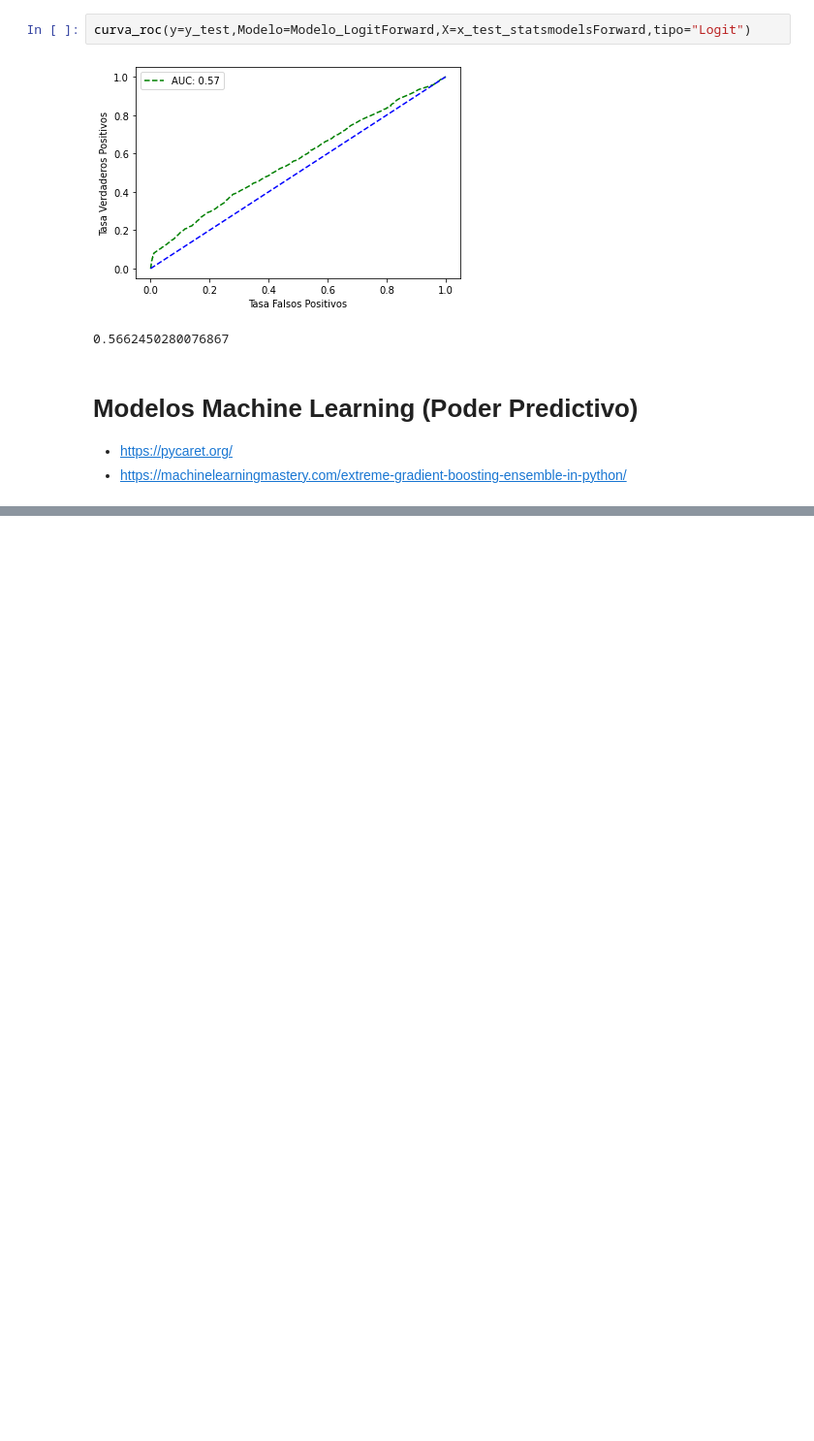
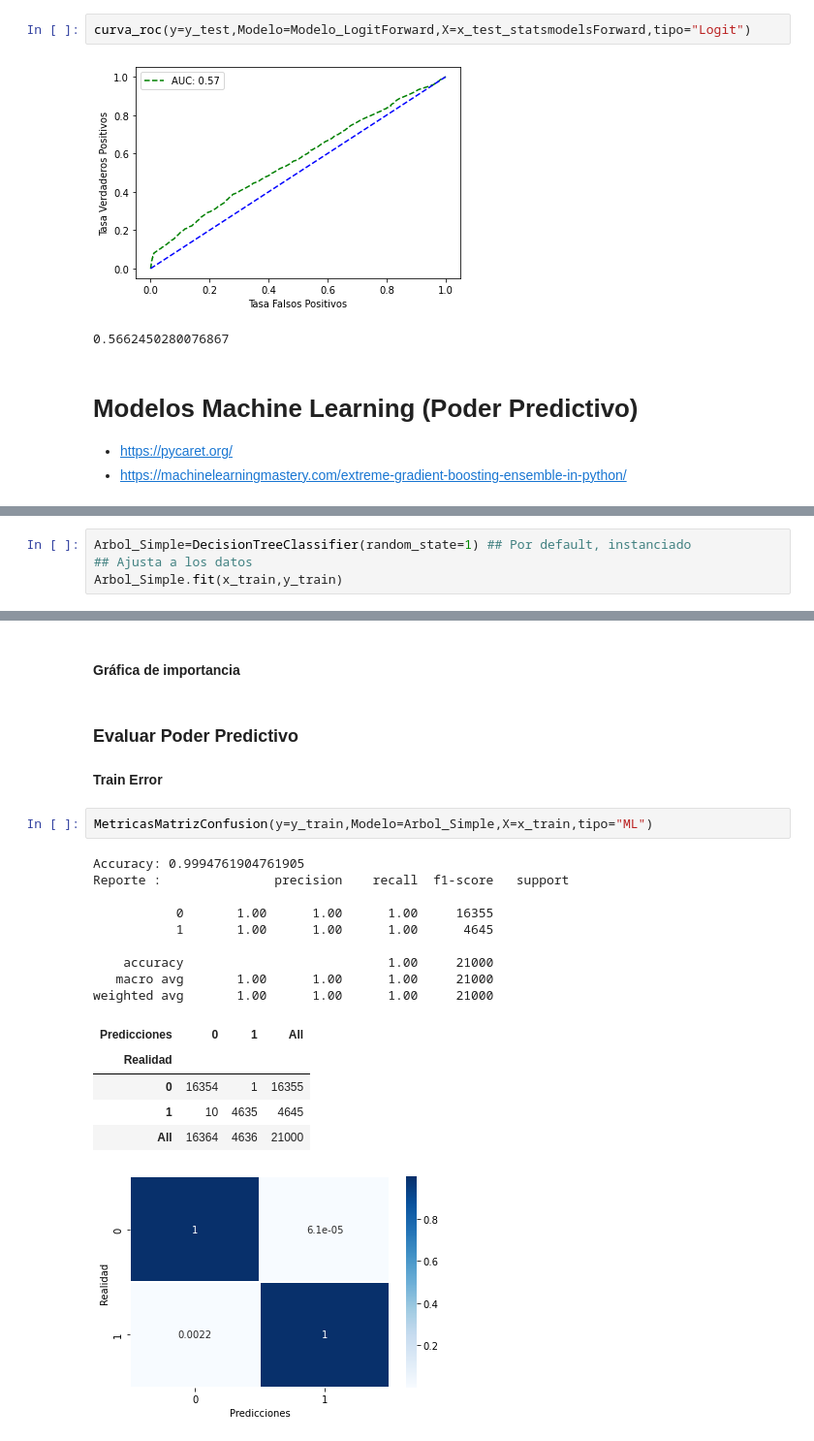
Before and after one commit to Oscar19922017/ModeloCredit2023, a Jupyter notebook: 3_Modelos.ipynb, the cells around one changed output, grey strips where cells are left out. Shown at 97% size. Saved outputs shown, nothing was run; the diff lists cells and outputs as text; blank space fills up the shorter version.

```diff
--- a/3_Modelos.ipynb
+++ b/3_Modelos.ipynb
@@ -723,0 +733,4 @@ curva_roc(y=y_test,Modelo=Modelo_LogitForward,X=x_test_statsmodelsForward,tipo="
+# %%
+Arbol_Simple=DecisionTreeClassifier(random_state=1) ## Por default, instanciado
+## Ajusta a los datos
+Arbol_Simple.fit(x_train,y_train)
@@ -723,0 +802,24 @@ curva_roc(y=y_test,Modelo=Modelo_LogitForward,X=x_test_statsmodelsForward,tipo="
+# %% [markdown]
+#### **Gráfica de importancia**
+# %% [markdown]
+### **Evaluar Poder Predictivo**
+# %% [markdown]
+**Train Error**
+# %%
+MetricasMatrizConfusion(y=y_train,Modelo=Arbol_Simple,X=x_train,tipo="ML")
+# %% [output]
+Accuracy: 0.9994761904761905
+Reporte :               precision    recall  f1-score   support
+
+           0       1.00      1.00      1.00     16355
+           1       1.00      1.00      1.00      4645
+
+    accuracy                           1.00     21000
+   macro avg       1.00      1.00      1.00     21000
+weighted avg       1.00      1.00      1.00     21000
+| Predicciones | 0 | 1 | All |
+| Realidad |  |  |  |
+| 0 | 16354 | 1 | 16355 |
+| 1 | 10 | 4635 | 4645 |
+| All | 16364 | 4636 | 21000 |
+[figure, added]
```
Also changed, not shown: parts of 35 cells of this notebook.
